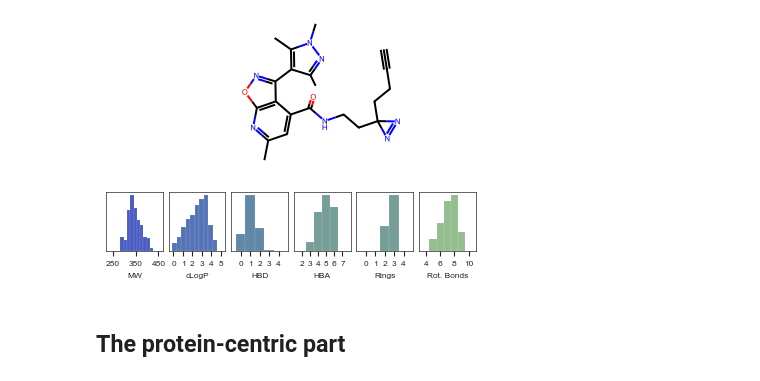
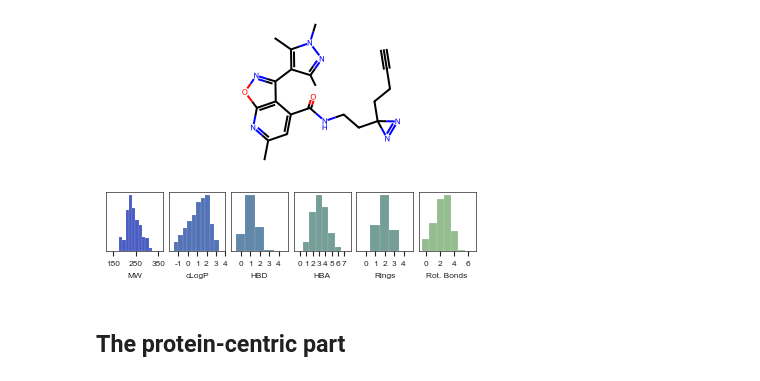
Before and after one commit to ligand-discovery/primary-paper-figures, a Jupyter notebook: notebooks/Figure-01.ipynb, the cells around one changed output. Saved outputs shown, nothing was run; the diff lists cells and outputs as text; code cells hidden in the pictures.

Commit message:
supplementary figures added

```diff
--- a/notebooks/Figure-01.ipynb
+++ b/notebooks/Figure-01.ipynb
@@ -26,6 +26,11 @@ for r in df.values:
 df = pd.read_csv("../data/enamine_stock.csv")
 screened_smiles = [fid2smi[fid] for fid in fids]
 other_smiles = df["smiles"].tolist()
+fid2naked = {}
+with open("../data/fid2naked.tsv", "r") as f:
+    reader = csv.reader(f, delimiter="\t")
+    for r in reader:
+        fid2naked[r[0]] = r[1]
 # %%
 all_smiles = screened_smiles + other_smiles
 fe = FragmentEmbedder()
@@ -62,7 +67,7 @@ for i, fid in enumerate(fids):
         sel = 1
     else:
         sel = 0
-    mw = Descriptors.ExactMolWt(Chem.MolFromSmiles(fid2smi[fid]))
+    mw = Descriptors.ExactMolWt(Chem.MolFromSmiles(fid2naked[fid]))
     R += [[fid, Xt[i, 0], Xt[i, 1], 1, sel, mw]]
 
 for i in range(len(other_smiles)):
@@ -76,7 +81,7 @@ from scipy import interpolate
 fig, ax = plt.subplots(1,1,figsize=(PAPER_WIDTH/2.6, PAPER_WIDTH/2.6))
 
 cmap = ContinuousColorMap(cmap="spectral")
-cmap.fit([250, 450])
+cmap.fit([150, 350])
 ax.scatter(df["X"], df["Y"], s=0.5, color=NamedColors().gray, alpha=0.5)
 colors = cmap.transform(df[df["CeMM"] == 1]["MW"])
 x = df[df["CeMM"] == 1]["X"].tolist()
@@ -111,7 +116,7 @@ leg_start = xlim[0] + rng*0.3
 leg_end = xlim[1] - rng*0.3
 
 leg_rng = leg_end - leg_start
-mw_ranges = np.linspace(250, 450, 100)
+mw_ranges = np.linspace(150, 350, 100)
 colors = cmap.transform(mw_ranges)
 rect_starts = np.linspace(leg_start, leg_end, 100)
 for i, x in enumerate(rect_starts[:-1]):
@@ -119,18 +124,18 @@ for i, x in enumerate(rect_starts[:-1]):
     ax.add_patch(r)
 
 func = interpolate.interp1d(mw_ranges, rect_starts)
-vals = [250, 300, 350, 400, 450]
+vals = [150, 200, 250, 300, 350]
 ticks = func(vals)
 
 for i, t in enumerate(ticks):
     ax.plot([t, t], [ylim[0], ylim[0]+2], color="black", lw=0.5)
     ax.text(t, ylim[0]+4, s=vals[i], fontsize=6, va="center", ha="center")
-ax.plot(func([250, 450]), [ylim[0], ylim[0]], color="black", lw=0.5)
-ax.plot(func([250, 250]), [ylim[0]+2, ylim[0]+2], color="black", lw=0.5)
-ax.plot(func([250, 450]), [ylim[0]+2, ylim[0]+2], color="black", lw=0.5)
-ax.plot(func([450, 450]), [ylim[0], ylim[0]+2], color="black", lw=0.5)
+ax.plot(func([150, 350]), [ylim[0], ylim[0]], color="black", lw=0.5)
+ax.plot(func([150, 150]), [ylim[0]+2, ylim[0]+2], color="black", lw=0.5)
+ax.plot(func([150, 350]), [ylim[0]+2, ylim[0]+2], color="black", lw=0.5)
+ax.plot(func([350, 350]), [ylim[0], ylim[0]+2], color="black", lw=0.5)
 
-ax.text(0.5*(leg_end-leg_start)+leg_start, ylim[0]-4, "MW (incl. CRF)", va="center", ha="center", fontsize=6)
+ax.text(0.5*(leg_end-leg_start)+leg_start, ylim[0]-4, "MW (excl. CRF)", va="center", ha="center", fontsize=6)
 
 ax.text(xlim[0]+0.5*(xlim[1] - xlim[0]), ylim[0]-12.5, "Screened FFFs\n~6000 commercial FFFs", fontsize=6, va="center", ha="center")
 
@@ -187,4 +192,4 @@ sys.path.append("../")
 
 from utils.descriptor import classic_featurizer
 
-dp = classic_featurizer(screened_smiles)
+dp = classic_featurizer([fid2naked[fid] for fid in fids])
@@ -204,8 +213,8 @@ ax = axs[0]
 ax.hist(df["MW"], bins=10, lw=0.1, color=colors[0], alpha=0.8)
 ax.set_xlabel("MW", fontsize=6)
 ax.yaxis.set_visible(False)
-ax.set_xlim(220, 470)
-ticks = [250, 350, 450]
+ax.set_xlim(120, 370)
+ticks = [150, 250, 350]
 ax.set_xticks(ticks)
 ax.set_xticklabels(ticks, fontsize=6)
 ax.grid()
@@ -213,8 +222,8 @@ ax.grid()
 ax = axs[1]
 ax.hist(df["cLogP"], bins=10, lw=0.1, color=colors[1], alpha=0.8)
 ax.yaxis.set_visible(False)
-ax.set_xlim(-0.5, 5.5)
-ticks = [0, 1, 2, 3, 4, 5]
+ax.set_xlim(-2, 4)
+ticks = [-1, 0, 1, 2, 3, 4]
 ax.set_xticks(ticks)
 ax.set_xticklabels(ticks, fontsize=6)
 ax.set_xlabel("cLogP", fontsize=6)
@@ -232,39 +241,39 @@ ax.grid()
 
 ax = axs[3]
 ax.yaxis.set_visible(False)
-ticks = [2, 3, 4, 5, 6, 7]
+ticks = [0, 1, 2, 3, 4, 5, 6, 7]
 ax.hist(df["HBA"], bins=[x-0.5 for x in ticks], lw=0.1, color=colors[3], alpha=0.8)
 ax.set_xticks(ticks)
 ax.set_xticklabels(ticks, fontsize=6)
-ax.set_xlim(1, 8)
+ax.set_xlim(-1, 8)
 ax.set_xlabel("HBA", fontsize=6)
 ax.grid()
 
 ax = axs[4]
 ax.yaxis.set_visible(False)
 ticks = [0, 1, 2, 3, 4]
 ax.hist(df["Rings"], bins=[x-0.5 for x in ticks], lw=0.1, color=colors[3], alpha=0.8)
 ax.set_xticks(ticks)
 ax.set_xticklabels(ticks, fontsize=6)
 ax.set_xlim(-1, 5)
 ax.set_xlabel("Rings", fontsize=6)
 ax.grid()
 
 ax = axs[5]
 ax.yaxis.set_visible(False)
-ticks = [0, 2, 4, 6, 8, 10]
+ticks = [0, 2, 4, 6]
 ax.hist(df["Rot. Bonds"], bins=[x-0.5 for x in [0, 1, 2, 3, 4, 5, 6, 7, 8, 9, 10]], lw=0.1, color=colors[4], alpha=0.8, zorder=1000)
 ax.set_xticks(ticks)
 ax.set_xticklabels(ticks, fontsize=6)
-ax.set_xlim(3, 11)
+ax.set_xlim(-1, 7)
 ax.set_xlabel("Rot. Bonds", fontsize=6)
 ax.grid()
 
 plt.tight_layout(pad=0.3)
 plt.savefig("../assets/Figure01_C.png", dpi=300, bbox_inches='tight')
 plt.savefig("../assets/Figure01_C.pdf", dpi=300, bbox_inches='tight')
 # %% [output]
-[figure, old version]
+[figure, new version]
 # %% [markdown]
 ## The protein-centric part
 # %%
```
Also changed, not shown: parts of 4 cells of this notebook, 45 other files.
